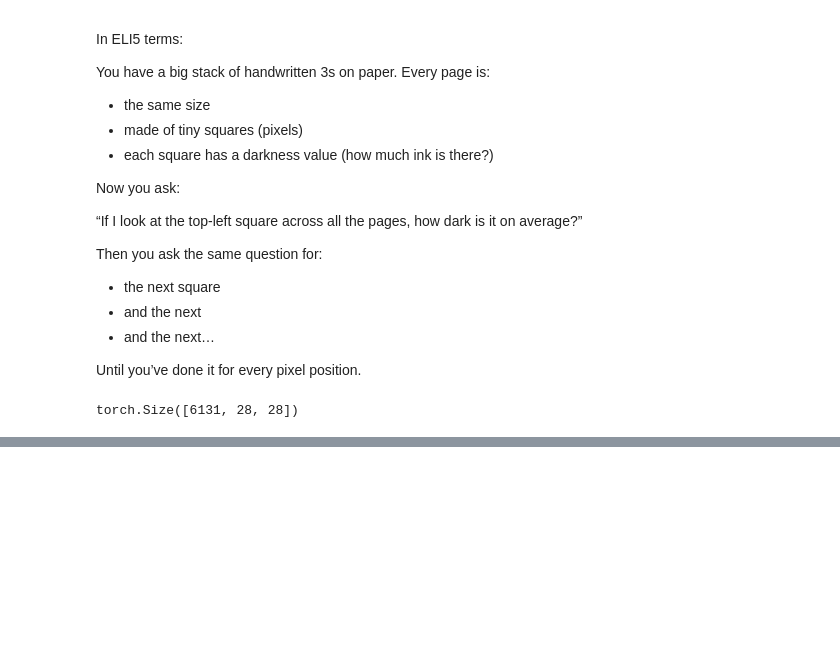
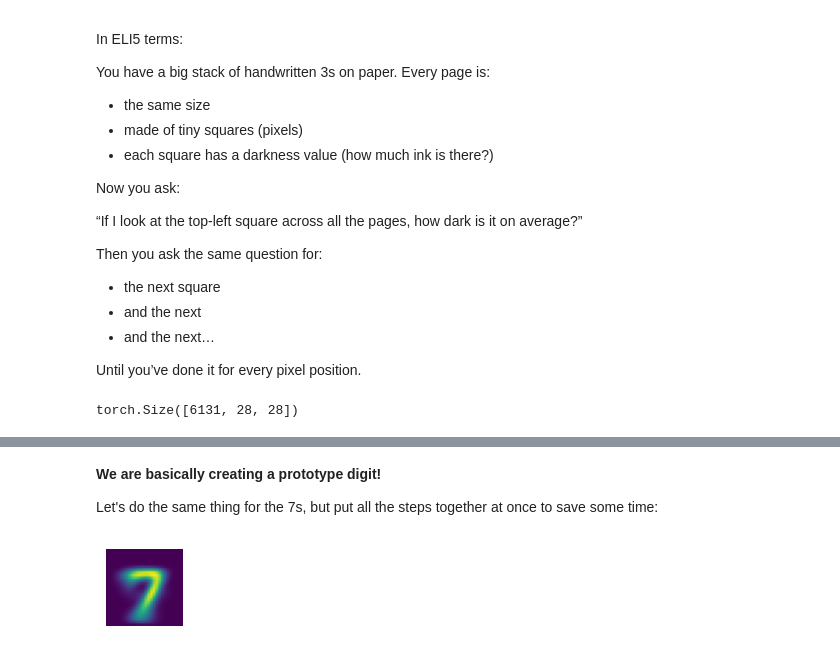
Before and after one commit to Indicium199/FastAI-Practical-Deep-Learning-Notebooks, a Jupyter notebook: 04_mnist_basics_recreated.ipynb, the cells around one changed output, grey strips where cells are left out. Cells and saved outputs as stored; diff of their text form; code cells hidden in the pictures; blank space fills up the shorter version.

```diff
--- a/04_mnist_basics_recreated.ipynb
+++ b/04_mnist_basics_recreated.ipynb
@@ -224,0 +288,13 @@ torch.Size([6131, 28, 28])
+# %% [markdown]
+**We are basically creating a prototype digit!**
+
+Let's do the same thing for the 7s, but put all the steps together at once to save some time:
+# %%
+# Compute the average pixel intensity at each pixel position
+# across all images of the digit 7
+mean7 = stacked_sevens.mean(0)
+
+# Display the resulting "average 7" image
+show_image(mean7);
+# %% [output]
+[figure, added]
```
Also changed, not shown: parts of 10 cells of this notebook.
